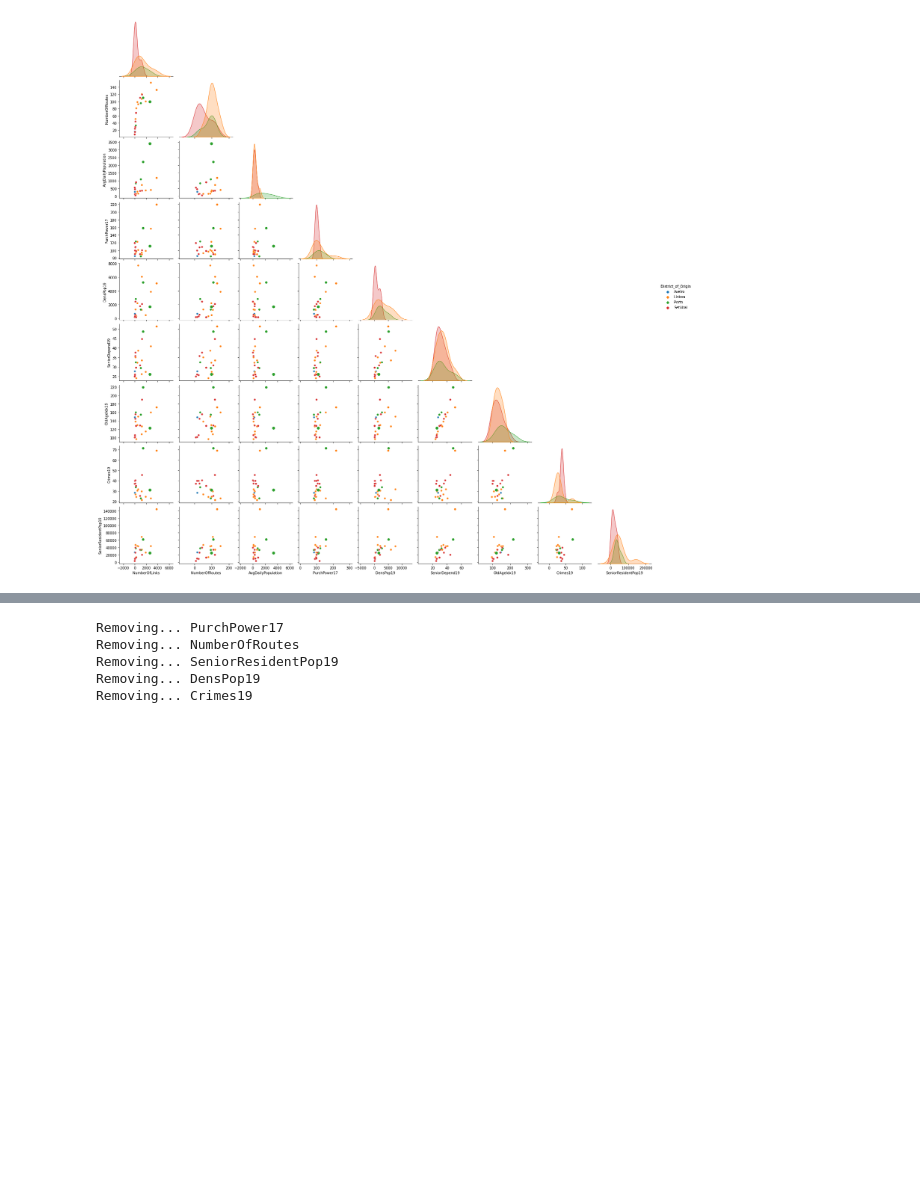
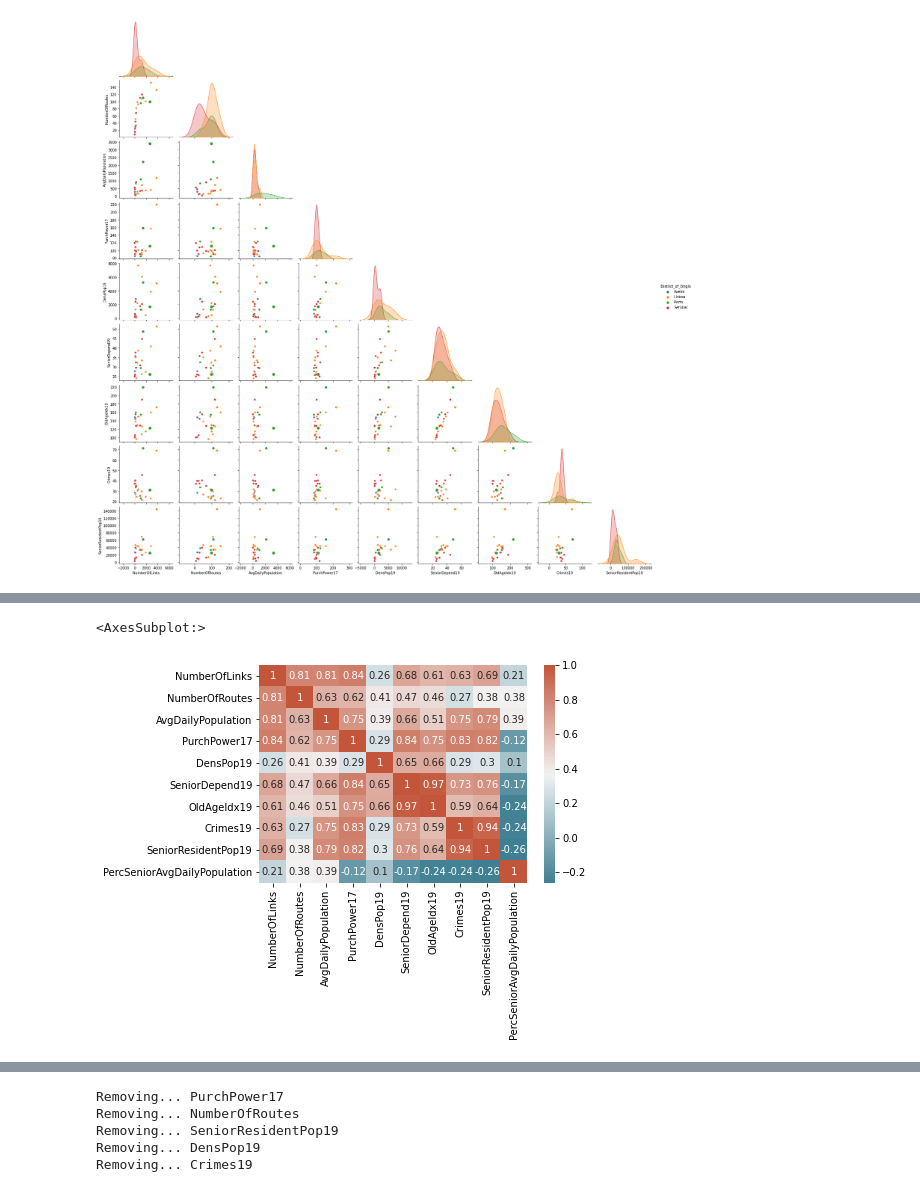
Before and after one commit to anafsa/ChildrenOfJupyter, a Jupyter notebook: Stage-1/challenge2/Exploratory Data Analysis_3.ipynb, the cells around one changed output, grey strips where cells are left out. Saved outputs shown, nothing was run; the diff lists cells and outputs as text; code cells hidden in the pictures; blank space fills up the shorter version.

```diff
--- a/Stage-1/challenge2/Exploratory Data Analysis_3.ipynb
+++ b/Stage-1/challenge2/Exploratory Data Analysis_3.ipynb
@@ -530,0 +541,5 @@ cols_red.remove('AvgDailyPopulation') # pode dar erro se a célula for executada
+# %%
+correlation(aggDf,'Lisboa')
+# %% [output]
+<AxesSubplot:>
+[figure, added]
```
Also changed, not shown: parts of 5 cells of this notebook.
